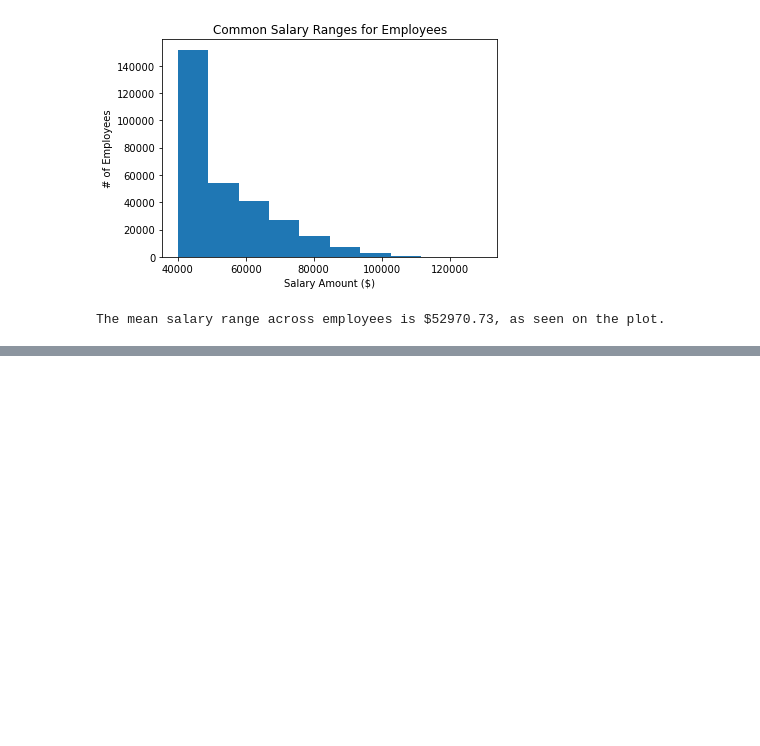
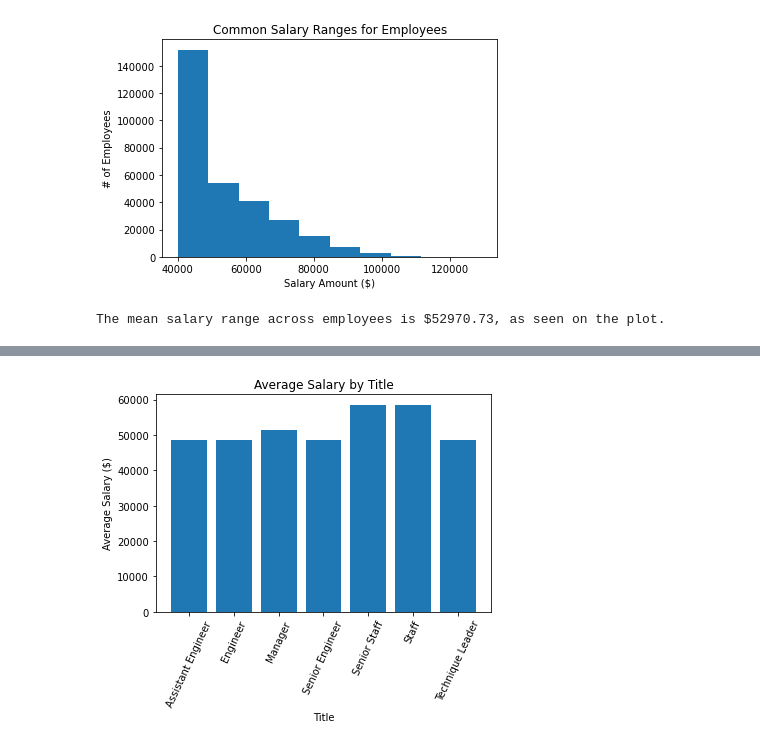
Before and after one commit to alexmartinez1745/Employee-Research-SQL, a Jupyter notebook: EmployeeSQL/SQL_Alchemy.ipynb, the cells around one changed output, grey strips where cells are left out. Drawn from its saved outputs; the diff is of its cells as text; code cells hidden in the pictures; blank space fills up the shorter version.

Commit message:
bar chart

```diff
--- a/EmployeeSQL/SQL_Alchemy.ipynb
+++ b/EmployeeSQL/SQL_Alchemy.ipynb
@@ -92,7 +93,7 @@ print(f'The mean salary range across employees is ${mean}, as seen on the plot.'
 The mean salary range across employees is $52970.73, as seen on the plot.
 # %%
 # Join salary and title table to see salaries by title
-query = """SELECT t.title, COUNT(s.emp_no) AS "Employee Count", AVG(s.salary) AS "Average Salary"
+query = """SELECT t.title, COUNT(s.emp_no) AS "Employee Count", ROUND(AVG(s.salary), 2) AS "Average Salary"
 FROM salaries s
 JOIN employees e
 ON s.emp_no=e.emp_no
@@ -113,0 +115,11 @@ sal_by_title
+# %%
+x_axis = sal_by_title['title']
+y_axis = sal_by_title['Average Salary']
+plt.bar(x_axis, y_axis)
+plt.title('Average Salary by Title')
+plt.xlabel('Title')
+plt.ylabel('Average Salary ($)')
+plt.xticks(rotation=65)
+plt.show()
+# %% [output]
+[figure, added]
```
Also changed, not shown: parts of 2 cells of this notebook.
